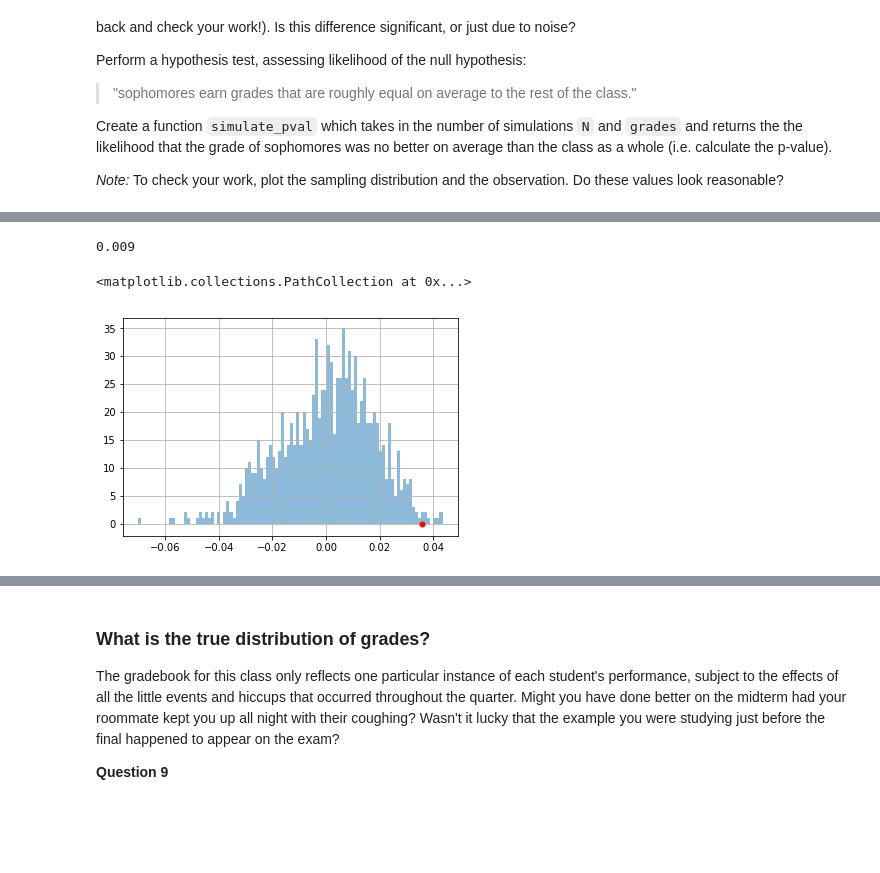
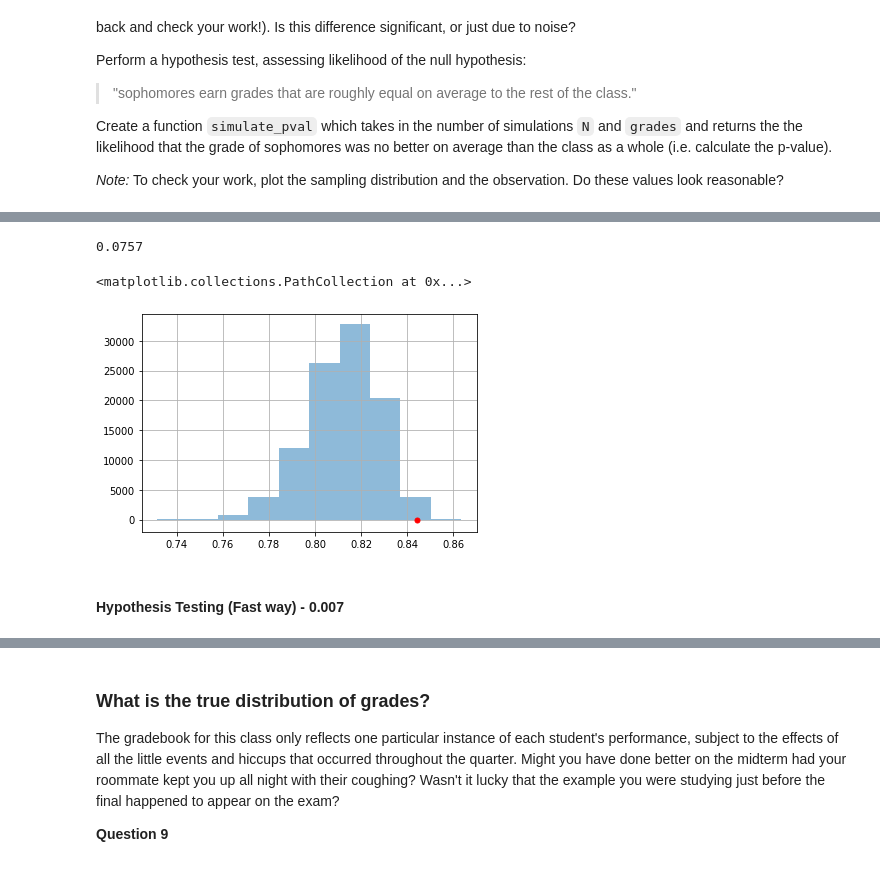
Before and after one commit to AECassAWei/dsc80-wi20, a Jupyter notebook: projects/project01/project01.ipynb, the cells around one changed output, grey strips where cells are left out. Saved outputs shown, nothing was run; the diff lists cells and outputs as text; code cells hidden in the pictures; blank space fills up the shorter version.

```diff
--- a/projects/project01/project01.ipynb
+++ b/projects/project01/project01.ipynb
@@ -644,11 +658,0 @@ group_means, difference
-# %%
-N = 1000
-
-differences = []
-for i in range(N):
-    shuffled = score.copy() # Deep copy of table
-    shuffled['Shuffled_score'] = np.random.permutation(score['Score']) # Put shuffled score in a table
-    group_means = shuffled.groupby(score['Level'].apply(lambda x: 'SO' == x)).mean()
-    group_means.index = group_means.index.map({False: 'Others', True:'SO'})
-    difference = group_means.loc['SO', 'Shuffled_score'] - group_means.loc['Others', 'Shuffled_score']
-    differences.append(difference)
@@ -654,0 +688,13 @@ for i in range(N):
+# %%
+%%time
+N = 100000
+total = proj.total_points(grades).rename('Score')
+info_all = pd.concat([grades['Level'], total], axis=1)
+num = info_all['Level'].value_counts()['SO']
+
+simulations = []
+for i in range(N):
+    simulation = info_all.sample(num, replace=False)
+    sim = np.mean(simulation['Score'])
+    simulations.append(sim)
+# pd.Series(simulations)
@@ -655,10 +704,12 @@ for i in range(N):
 # %%
-np.count_nonzero(differences >= obs_diff) / N
+np.count_nonzero(simulations >= obs) / N
 # %% [output]
-0.009
+0.0757
 # %%
-pd.Series(differences).hist(bins = 100, alpha = 0.5)
-plt.scatter(obs_diff, 0, s=25, c='r', zorder=10)
+pd.Series(simulations).hist(bins = 10, alpha = 0.5)
+plt.scatter(obs, 0, s=25, c='r', zorder=10)
 # %% [output]
 <matplotlib.collections.PathCollection at 0x...>
-[figure, old version]
+[figure, new version]
+# %% [markdown]
+#### Hypothesis Testing (Fast way) - 0.007
```
Also changed, not shown: parts of 52 cells of this notebook, 5 other files.
